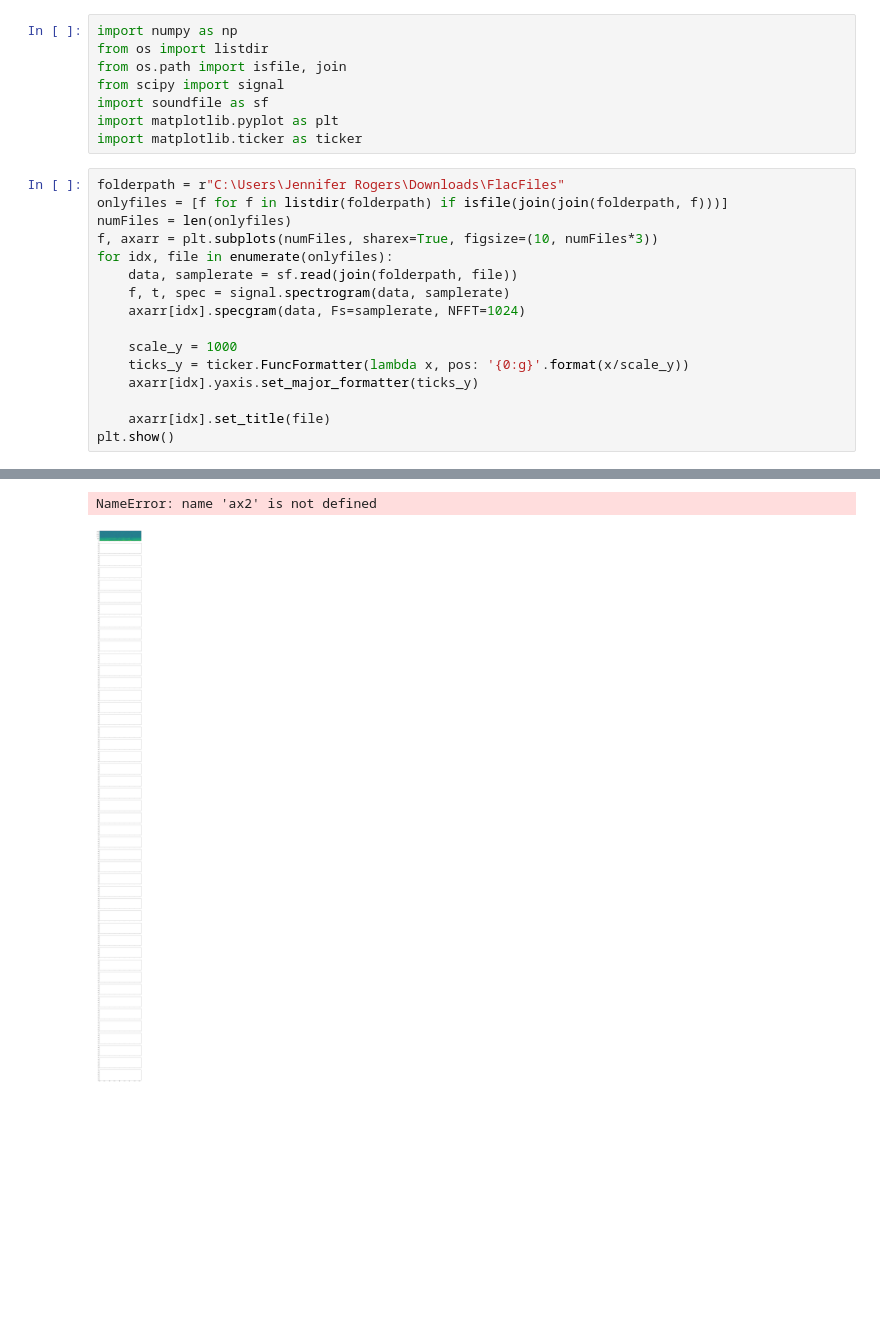
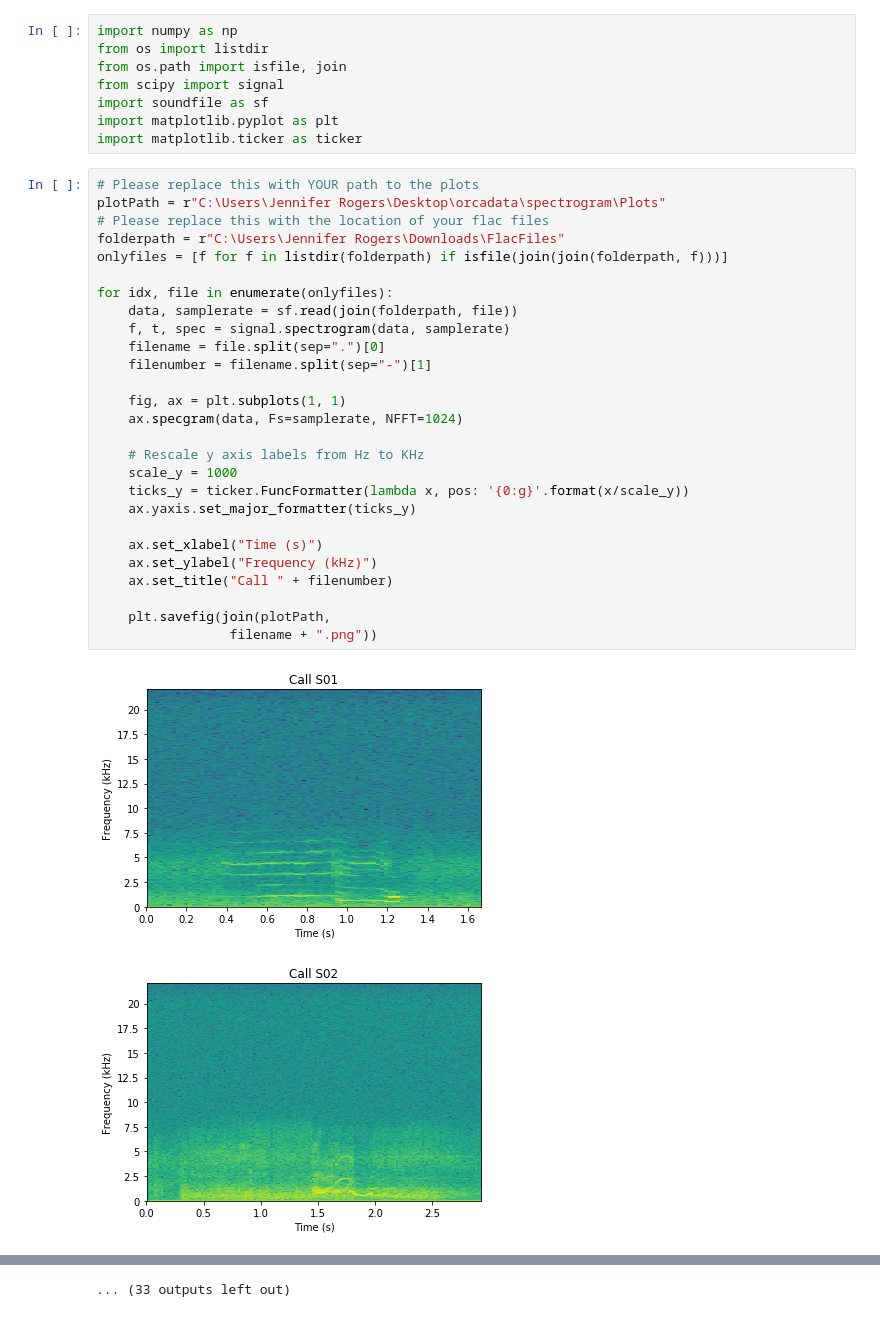
Before and after one commit to orcasound/orcadata, a Jupyter notebook: Spectrogram/Scripts/spectrogram.ipynb, the cells around one changed output, grey strips where cells are left out. Drawn from its saved outputs; the diff is of its cells as text; blank space fills up the shorter version.

Commit message:
Adding the improved spectrogram generating scripts

```diff
--- a/Spectrogram/Scripts/spectrogram.ipynb
+++ b/Spectrogram/Scripts/spectrogram.ipynb
@@ -7,19 +7,32 @@ import soundfile as sf
 import matplotlib.pyplot as plt
 import matplotlib.ticker as ticker
 # %%
+# Please replace this with YOUR path to the plots
+plotPath = r"C:\Users\Jennifer Rogers\Desktop\orcadata\spectrogram\Plots"
+# Please replace this with the location of your flac files
 folderpath = r"C:\Users\Jennifer Rogers\Downloads\FlacFiles"
 onlyfiles = [f for f in listdir(folderpath) if isfile(join(join(folderpath, f)))]
-numFiles = len(onlyfiles)
-f, axarr = plt.subplots(numFiles, sharex=True, figsize=(10, numFiles*3))
+
 for idx, file in enumerate(onlyfiles):
     data, samplerate = sf.read(join(folderpath, file))
     f, t, spec = signal.spectrogram(data, samplerate)
-    axarr[idx].specgram(data, Fs=samplerate, NFFT=1024)
+    filename = file.split(sep=".")[0]
+    filenumber = filename.split(sep="-")[1]
 
+    fig, ax = plt.subplots(1, 1)
+    ax.specgram(data, Fs=samplerate, NFFT=1024)
+
+    # Rescale y axis labels from Hz to KHz
     scale_y = 1000
     ticks_y = ticker.FuncFormatter(lambda x, pos: '{0:g}'.format(x/scale_y))
-    axarr[idx].yaxis.set_major_formatter(ticks_y)
+    ax.yaxis.set_major_formatter(ticks_y)
 
-    axarr[idx].set_title(file)
-plt.show()
+    ax.set_xlabel("Time (s)")
+    ax.set_ylabel("Frequency (kHz)")
+    ax.set_title("Call " + filenumber)
+
+    plt.savefig(join(plotPath,
+                 filename + ".png"))
 # %% [output]
+[figure, new version]
+[figure, added]
@@ -26,2 +49 @@ plt.show()
-NameError: name 'ax2' is not defined
+... (33 outputs left out)
-[figure, old version]
```
Also changed, not shown: parts of 1 cell of this notebook, 45 other files.
